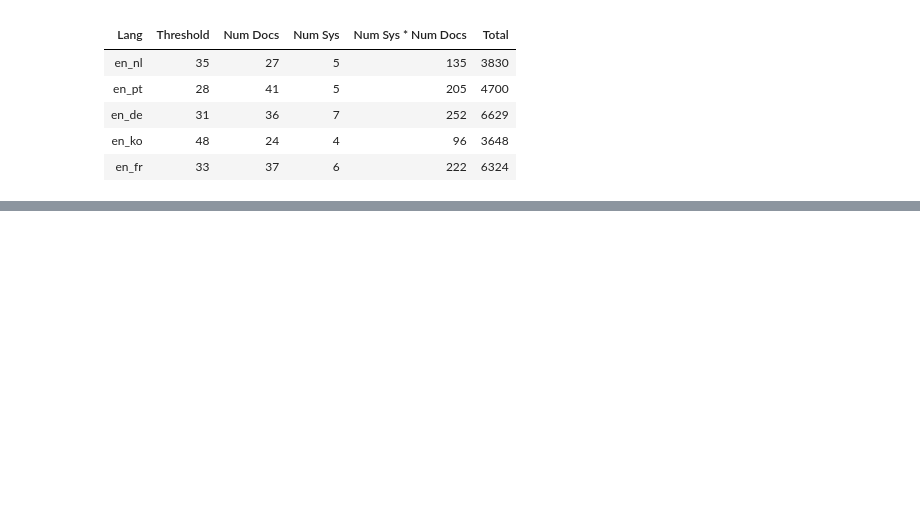
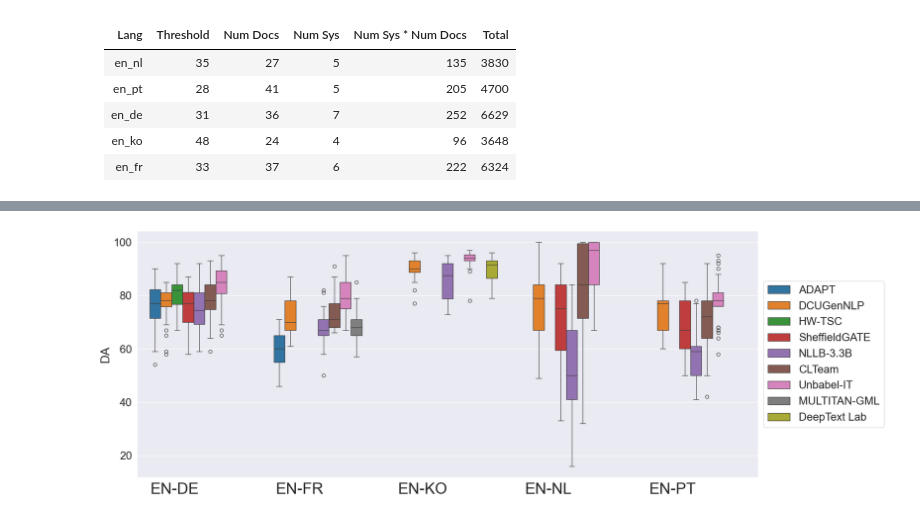
Before and after one commit to WMT-Chat-task/chat-task-2024-results, a Jupyter notebook: generate_human_ranks.ipynb, the cells around one changed output, grey strips where cells are left out. Cells and saved outputs as stored; diff of their text form; code cells hidden in the pictures; blank space fills up the shorter version.

```diff
--- a/generate_human_ranks.ipynb
+++ b/generate_human_ranks.ipynb
@@ -66,0 +112,46 @@ Name: score, dtype: float64
+# %%
+import pandas as pd
+import collections
+import json
+
+lang_dict = {"en": "eng", "de": "deu", "pt": "por", "fr": "fra", "ko": "kor", "nl": "nld"}
+
+scores = []
+for lp in ["en-de", "en-fr", "en-ko", "en-nl", "en-pt"]:
+
+  tgt_lang = lp.split("-")[1]
+  scores_df = pd.read_csv(f"human_eval/docsqm2{lang_dict[tgt_lang]}_ann.csv")
+  scores_df.drop_duplicates(subset=['model_app'], keep='last', inplace=True)
+
+  for gr, gr_df in scores_df[scores_df.is_doc==True].groupby(['doc_id', 'model']):
+    scores.append([lp, gr[0], gr[1].split("submission_")[1].replace('DeepText_Lab','DeepText Lab').replace('clteam','CLTeam').replace('unbabel+it','Unbabel-IT').replace('baseline','NLLB-3.3B'), gr_df.score.values[0]])
+
+
+df_scores = pd.DataFrame(scores)
+df_scores.columns = ["LP", "doc", "Model", "DA"]
+# %%
+df_scores["LP"] = df_scores["LP"].apply(lambda x: x.upper())
+# %%
+import matplotlib.pyplot as plt
+import seaborn as sns
+# plt.rc("text", usetex=True)
+sns.set_style(
+    rc={"patch.force_edgecolor": True, "patch.edgecolor": "black", "font": "Palatino"}
+)
+sns.set_style("ticks")
+
+plt.figure(figsize=(20, 8))
+
+# Setting the Seaborn context to adjust font sizes
+sns.set_context("notebook", font_scale=1.8)
+with sns.axes_style("darkgrid"):
+    sns.boxplot(data=df_scores, x="LP", y="DA", hue="Model", width=0.8, dodge=True)
+
+plt.xlabel("")
+plt.legend(loc='center left', bbox_to_anchor=(1, 0.5))
+plt.xticks(ticks=plt.xticks()[0], ha='right',  fontsize=28)  # Increase font size
+
+
+plt.savefig('plots/conv_scores.pdf', dpi=100, bbox_inches='tight')
+# %% [output]
+[figure, added]
```
Also changed, not shown: parts of 9 cells of this notebook, 5 other files.
